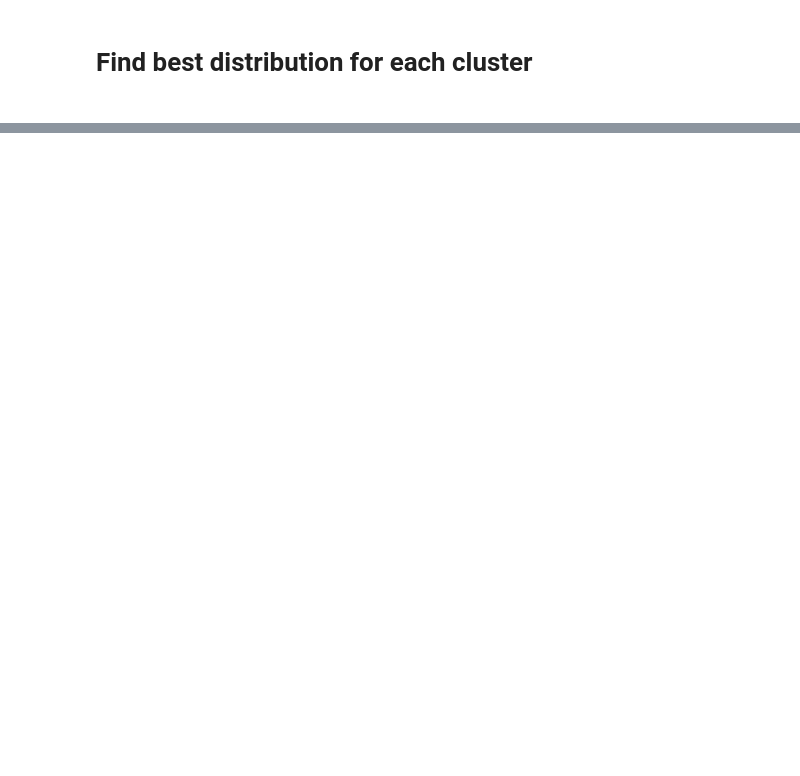
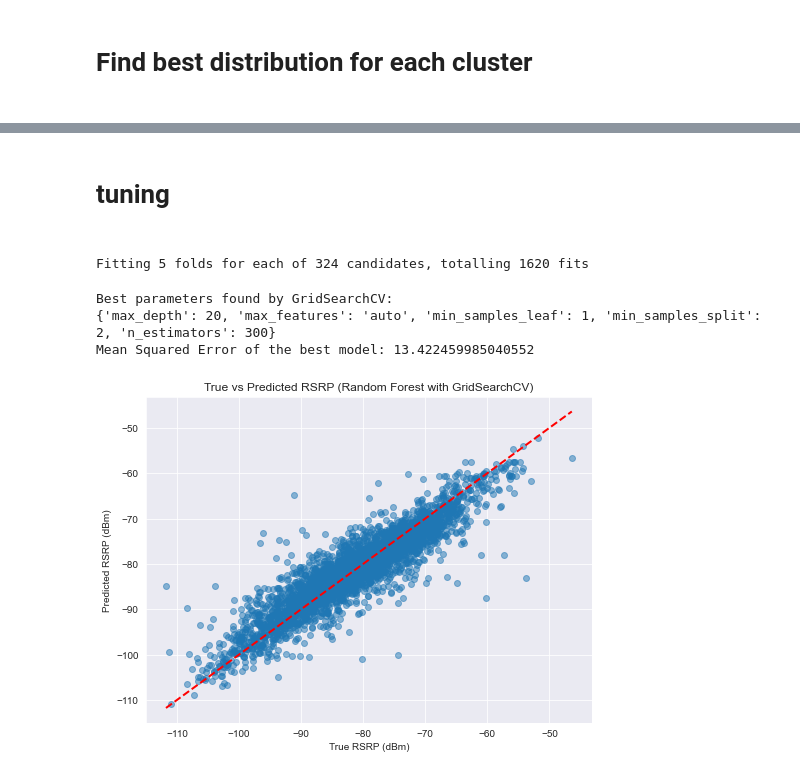
Before and after one commit to Liloiscracked/Predicting-Model-, a Jupyter notebook: study.ipynb, the cells around one changed output, grey strips where cells are left out. Saved outputs shown, nothing was run; the diff lists cells and outputs as text; code cells hidden in the pictures; blank space fills up the shorter version.

```diff
--- a/study.ipynb
+++ b/study.ipynb
@@ -141,0 +194,52 @@ Parameters: (8.171998493343581, -128.121634985336, 51.759530418390526)
+# %% [markdown]
+<h1>tuning<h1>
+# %%
+X = df[['Mean', 'Variance', 'Skewness', 'Kurtosis', 'Longitude', 'Latitude']]
+y = df['RSRP (d Bm)-Dominant RSRP (d Bm) ']
+
+X_train, X_test, y_train, y_test = train_test_split(X, y, test_size=0.2, random_state=42)
+
+# Define the parameter grid for GridSearchCV
+param_grid = {
+    'n_estimators': [100, 200, 300],           # Number of trees
+    'max_depth': [10, 20, 30, None],           # Maximum depth of the trees
+    'min_samples_split': [2, 5, 10],           # Minimum number of samples to split an internal node
+    'min_samples_leaf': [1, 2, 4],             # Minimum number of samples at a leaf node
+    'max_features': ['auto', 'sqrt', 'log2'],  # Number of features to consider when looking for the best split
+}
+
+rf_model = RandomForestRegressor(random_state=42)
+
+grid_search = GridSearchCV(estimator=rf_model,
+                           param_grid=param_grid,
+                           cv=5,
+                           n_jobs=-1,
+                           verbose=2,
+                           scoring='neg_mean_squared_error')
+
+grid_search.fit(X_train, y_train)
+
+print("Best parameters found by GridSearchCV:")
+print(grid_search.best_params_)
+
+best_rf_model = grid_search.best_estimator_
+y_pred = best_rf_model.predict(X_test)
+
+mse = mean_squared_error(y_test, y_pred)
+print(f"Mean Squared Error of the best model: {mse}")
+
+# Plot the true vs. predicted values
+plt.figure(figsize=(8, 6))
+plt.scatter(y_test, y_pred, alpha=0.5)
+plt.plot([y_test.min(), y_test.max()], [y_test.min(), y_test.max()], 'r--', linewidth=2)
+plt.title('True vs Predicted RSRP (Random Forest with GridSearchCV)')
+plt.xlabel('True RSRP (dBm)')
+plt.ylabel('Predicted RSRP (dBm)')
+plt.grid(True)
+plt.show()
+# %% [output]
+Fitting 5 folds for each of 324 candidates, totalling 1620 fits
+Best parameters found by GridSearchCV:
+{'max_depth': 20, 'max_features': 'auto', 'min_samples_leaf': 1, 'min_samples_split': 2, 'n_estimators': 300}
+Mean Squared Error of the best model: 13.422459985040552
+[figure, added]
```
Also changed, not shown: parts of 5 cells of this notebook.
